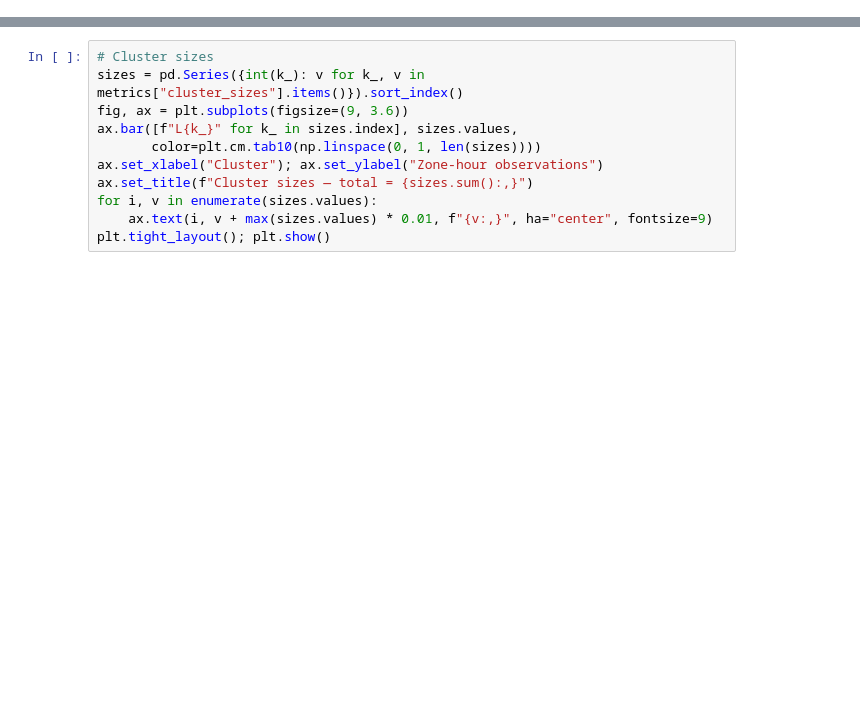
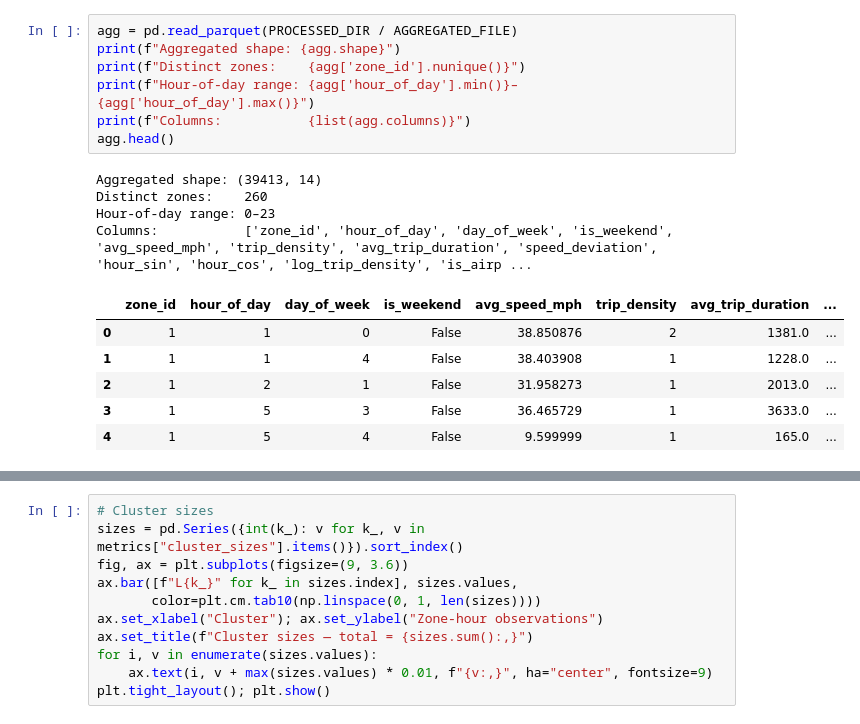
Before and after one commit to Bhardwaj-1983/Traffic_Congestion, a Jupyter notebook: notebooks/Traffic_Congestion_Submission.ipynb, the cells around one changed output, grey strips where cells are left out. Drawn from its saved outputs; the diff is of its cells as text; blank space fills up the shorter version.

```diff
--- a/notebooks/Traffic_Congestion_Submission.ipynb
+++ b/notebooks/Traffic_Congestion_Submission.ipynb
@@ -321,0 +171,18 @@ plt.tight_layout(); plt.show()
+# %%
+agg = pd.read_parquet(PROCESSED_DIR / AGGREGATED_FILE)
+print(f"Aggregated shape: {agg.shape}")
+print(f"Distinct zones:    {agg['zone_id'].nunique()}")
+print(f"Hour-of-day range: {agg['hour_of_day'].min()}–{agg['hour_of_day'].max()}")
+print(f"Columns:           {list(agg.columns)}")
+agg.head()
+# %% [output]
+Aggregated shape: (39413, 14)
+Distinct zones:    260
+Hour-of-day range: 0–23
+Columns:           ['zone_id', 'hour_of_day', 'day_of_week', 'is_weekend', 'avg_speed_mph', 'trip_density', 'avg_trip_duration', 'speed_deviation', 'hour_sin', 'hour_cos', 'log_trip_density', 'is_airp ...
+|  | zone_id | hour_of_day | day_of_week | is_weekend | avg_speed_mph | trip_density | avg_trip_duration | ... |
+| 0 | 1 | 1 | 0 | False | 38.850876 | 2 | 1381.0 | ... |
+| 1 | 1 | 1 | 4 | False | 38.403908 | 1 | 1228.0 | ... |
+| 2 | 1 | 2 | 1 | False | 31.958273 | 1 | 2013.0 | ... |
+| 3 | 1 | 5 | 3 | False | 36.465729 | 1 | 3633.0 | ... |
+| 4 | 1 | 5 | 4 | False | 9.599999 | 1 | 165.0 | ... |
```
Also changed, not shown: parts of 60 cells of this notebook, 3 other files.
